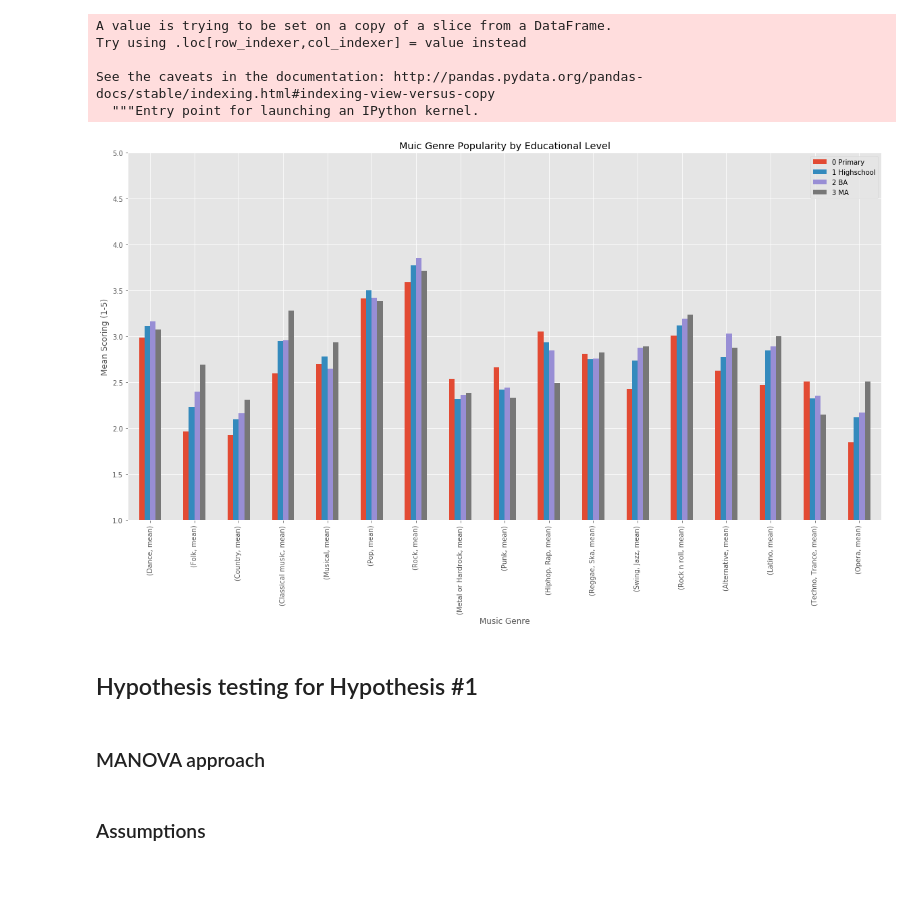
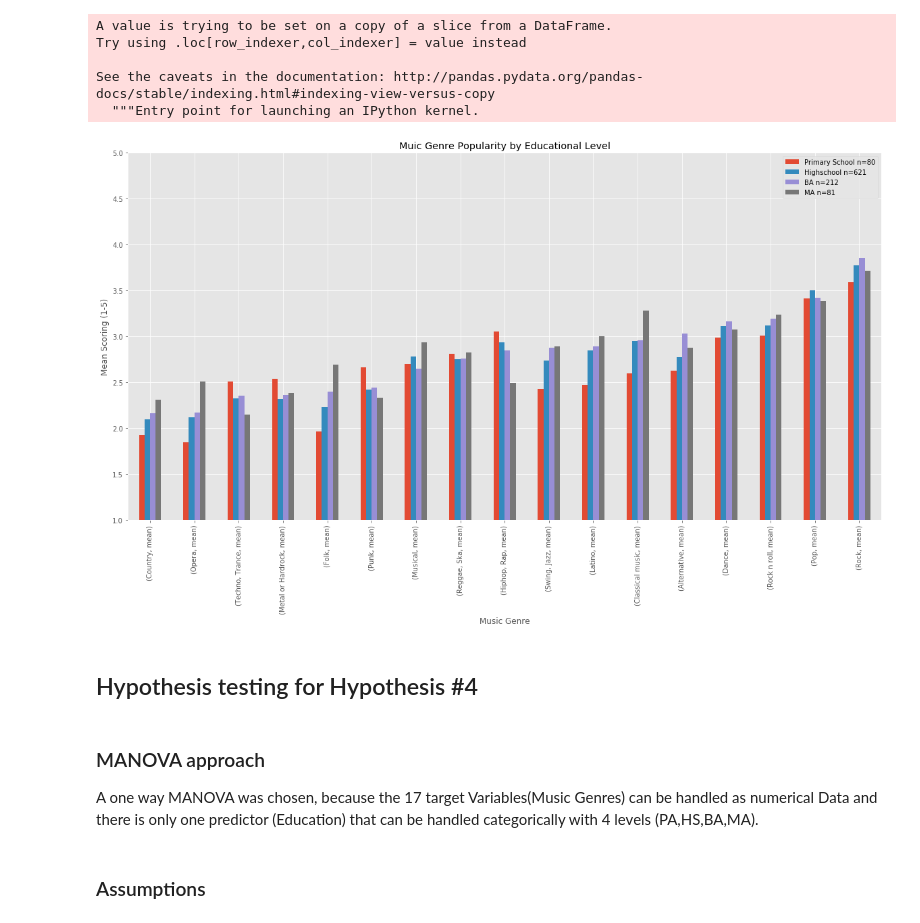
Before and after one commit to Pietrassyk/MusicPreferences_project3, a Jupyter notebook: Project_3.ipynb, the cells around one changed output. Cells and saved outputs as stored; diff of their text form; code cells hidden in the pictures; blank space fills up the shorter version.

Commit message:
Finished Testing for H1 and H4 Renamed H4 --> H1 Renamed H1 --> H4

```diff
--- a/Project_3.ipynb
+++ b/Project_3.ipynb
@@ -263,0 +278,11 @@ plt.show()
+# %%
+plt.style.use("ggplot")
+fig = plt.figure(figsize = (10,6))
+pos = np.asarray(list(range(7)))
+plt.bar(pos - 0.125,agg["rank_yp"],width=0.25)
+plt.bar(pos + 0.125,agg["rank_pf"], width=0.25)
+plt.xticks(pos, [f"{genre} \n n(pf) = {pf_ns.loc[genre]} \nn(yp) = {len(yp_music_df)}" for genre in agg.index])
+plt.title("Rank of Appreciation by music Genre")
+plt.ylabel("Popularity Rank (The higher the more liked)")
+plt.legend(title = "groups", loc = "upper right", labels = ["Young People (yp)","Pitchfork (pf)"], bbox_to_anchor=(0.9,1))
+plt.show()
@@ -338,19 +365,26 @@ MA_agg = MA_df.agg(["median","mean"]).transpose().sort_values("mean", ascending
 yp_edu_df = pd.concat([PS_df,HS_df,BA_df,MA_df]) #TODO use split feature function instead
 # %%
 plt.style.use("ggplot")
-yp_edu_df.groupby("Education").agg(["mean"]).transpose().plot(kind = "bar", figsize = (20,10))
+plot_df = yp_edu_df.groupby("Education").agg(["mean"]).transpose().sort_values("2 BA")
+plot_df.plot(kind = "bar", figsize = (20,10))
 #plt.axhline(y = yp_edu_df.mean().mean(), ls = ":", label = "Avg Rating among Ratings")
 plt.title("Muic Genre Popularity by Educational Level")
 plt.ylabel("Mean Scoring (1-5)")
 plt.ylim((1,5))
 plt.xlabel("Music Genre")
-plt.legend();
-#TODO: Plot Variance
+plt.legend(labels = [f"Primary School n={len(PS_df)}",
+                     f"Highschool n={len(HS_df)}",
+                     f"BA n={len(BA_df)}" ,
+                     f"MA n={len(MA_df)}" ]);
+
+#TODO: Plot STD
 # %% [output]
-[figure, old version]
+[figure, new version]
 # %% [markdown]
-## Hypothesis testing for Hypothesis #1
+## Hypothesis testing for Hypothesis #4
-# %% [markdown]
-### MANOVA approach
+# %% [markdown]
+### MANOVA approach
+
+A one way MANOVA was chosen, because the 17 target Variables(Music Genres) can be handled as numerical Data and there is only one predictor (Education) that can be handled categorically with 4 levels (PA,HS,BA,MA).
 # %% [markdown]
 ### Assumptions
```
Also changed, not shown: parts of 11 cells of this notebook, 6 other files.
